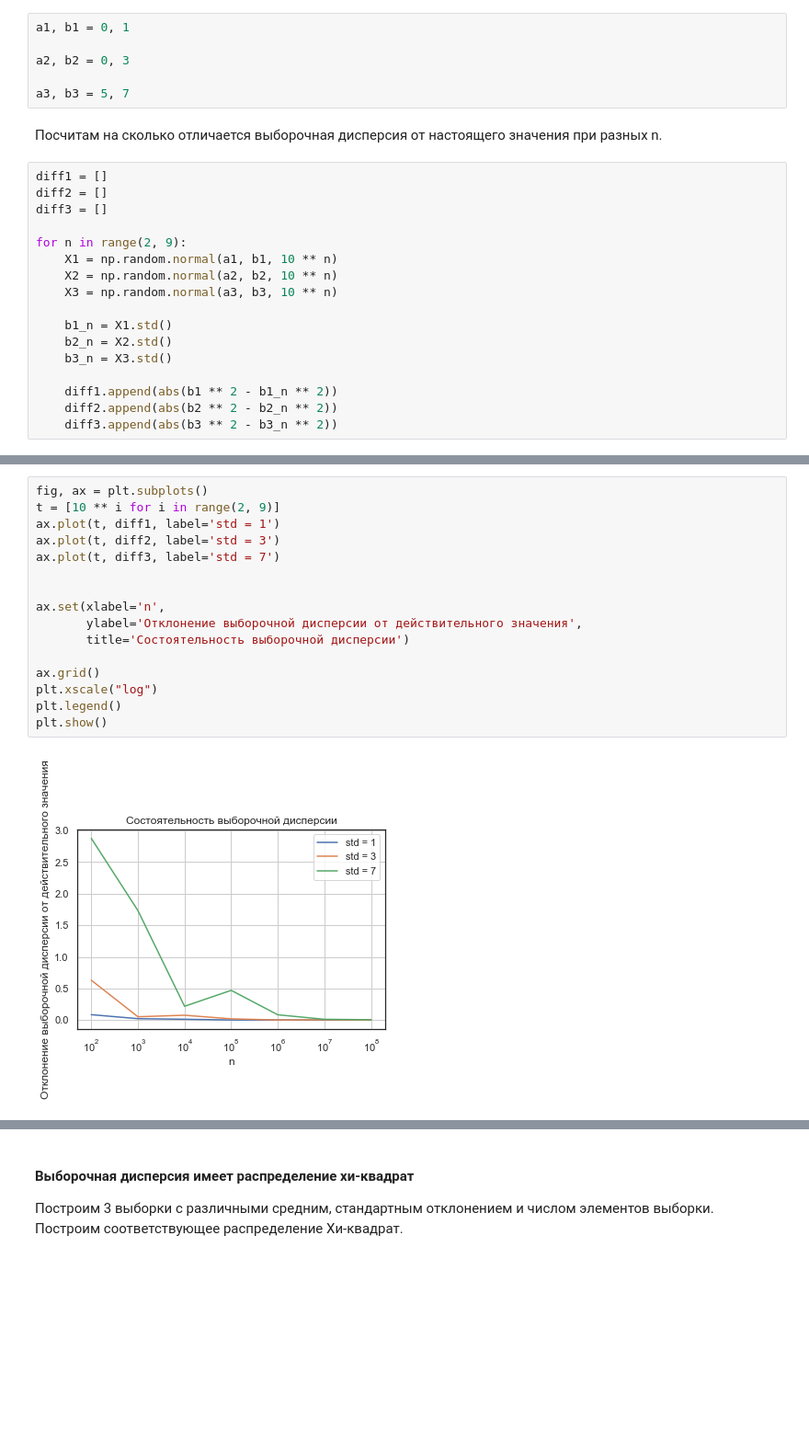
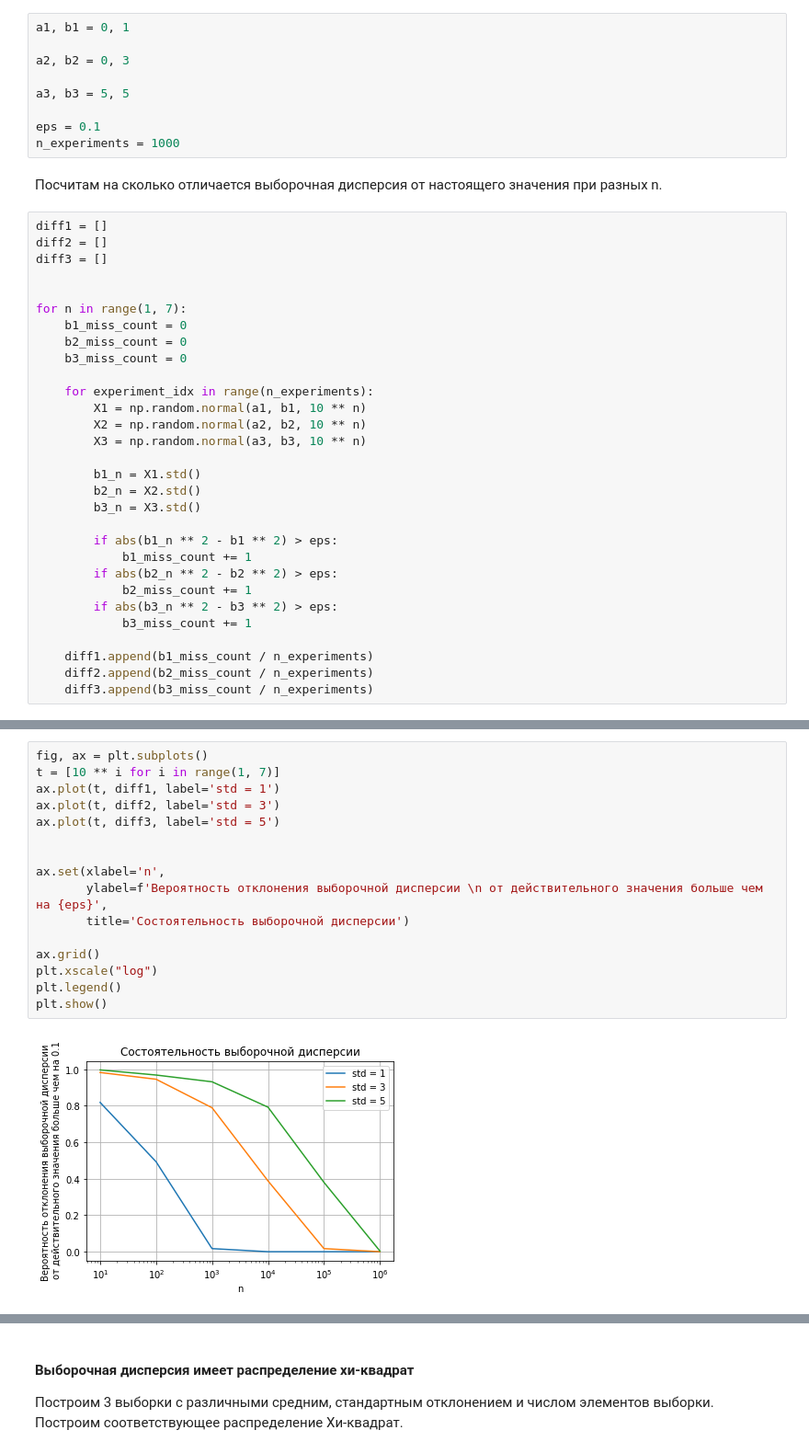
Before and after one commit to smetam/MS2020, a Jupyter notebook: mhw1.ipynb, the cells around one changed output, grey strips where cells are left out. Shown at 92% size. Cells and saved outputs as stored; diff of their text form; blank space fills up the shorter version.

```diff
--- a/mhw1.ipynb
+++ b/mhw1.ipynb
@@ -170,7 +170,10 @@ a1, b1 = 0, 1
 
 a2, b2 = 0, 3
 
-a3, b3 = 5, 7
+a3, b3 = 5, 5
+
+eps = 0.1
+n_experiments = 1000
 # %% [markdown]
 Посчитам на сколько отличается выборочная дисперсия от настоящего значения при разных n.
 # %%
@@ -178,15 +181,28 @@ diff1 = []
 diff2 = []
 diff3 = []
 
-for n in range(2, 9):
-    X1 = np.random.normal(a1, b1, 10 ** n)
-    X2 = np.random.normal(a2, b2, 10 ** n)
-    X3 = np.random.normal(a3, b3, 10 ** n)
 
-    b1_n = X1.std()
-    b2_n = X2.std()
-    b3_n = X3.std()
+for n in range(1, 7):
+    b1_miss_count = 0
+    b2_miss_count = 0
+    b3_miss_count = 0
 
-    diff1.append(abs(b1 ** 2 - b1_n ** 2))
-    diff2.append(abs(b2 ** 2 - b2_n ** 2))
-    diff3.append(abs(b3 ** 2 - b3_n ** 2))
+    for experiment_idx in range(n_experiments):
+        X1 = np.random.normal(a1, b1, 10 ** n)
+        X2 = np.random.normal(a2, b2, 10 ** n)
+        X3 = np.random.normal(a3, b3, 10 ** n)
+
+        b1_n = X1.std()
+        b2_n = X2.std()
+        b3_n = X3.std()
+
+        if abs(b1_n ** 2 - b1 ** 2) > eps:
+            b1_miss_count += 1
+        if abs(b2_n ** 2 - b2 ** 2) > eps:
+            b2_miss_count += 1
+        if abs(b3_n ** 2 - b3 ** 2) > eps:
+            b3_miss_count += 1
+
+    diff1.append(b1_miss_count / n_experiments)
+    diff2.append(b2_miss_count / n_experiments)
+    diff3.append(b3_miss_count / n_experiments)
@@ -195,19 +211,19 @@ for n in range(2, 9):
 # %%
 fig, ax = plt.subplots()
-t = [10 ** i for i in range(2, 9)]
+t = [10 ** i for i in range(1, 7)]
 ax.plot(t, diff1, label='std = 1')
 ax.plot(t, diff2, label='std = 3')
-ax.plot(t, diff3, label='std = 7')
+ax.plot(t, diff3, label='std = 5')
 
 
 ax.set(xlabel='n',
-       ylabel='Отклонение выборочной дисперсии от действительного значения',
+       ylabel=f'Вероятность отклонения выборочной дисперсии \n от действительного значения больше чем на {eps}',
        title='Состоятельность выборочной дисперсии')
 
 ax.grid()
 plt.xscale("log")
 plt.legend()
 plt.show()
 # %% [output]
-[figure, old version]
+[figure, new version]
 # %% [markdown]
```
Also changed, not shown: parts of 4 cells of this notebook.
